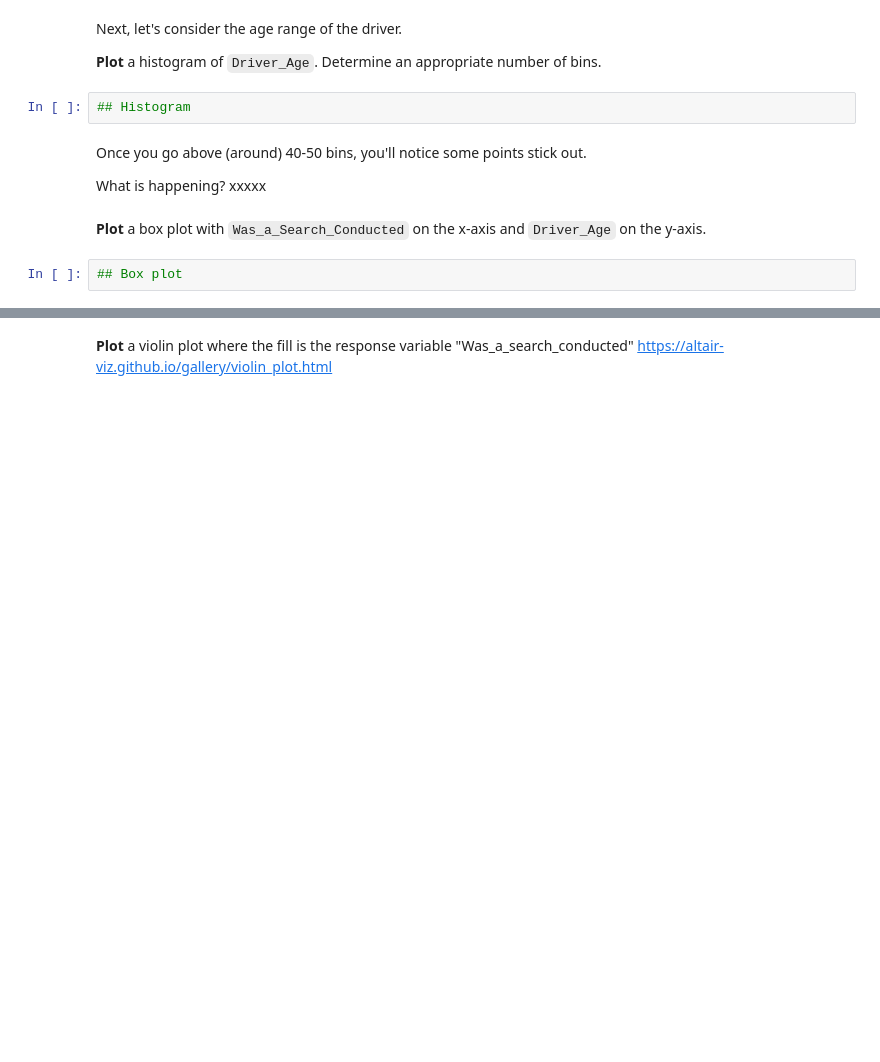
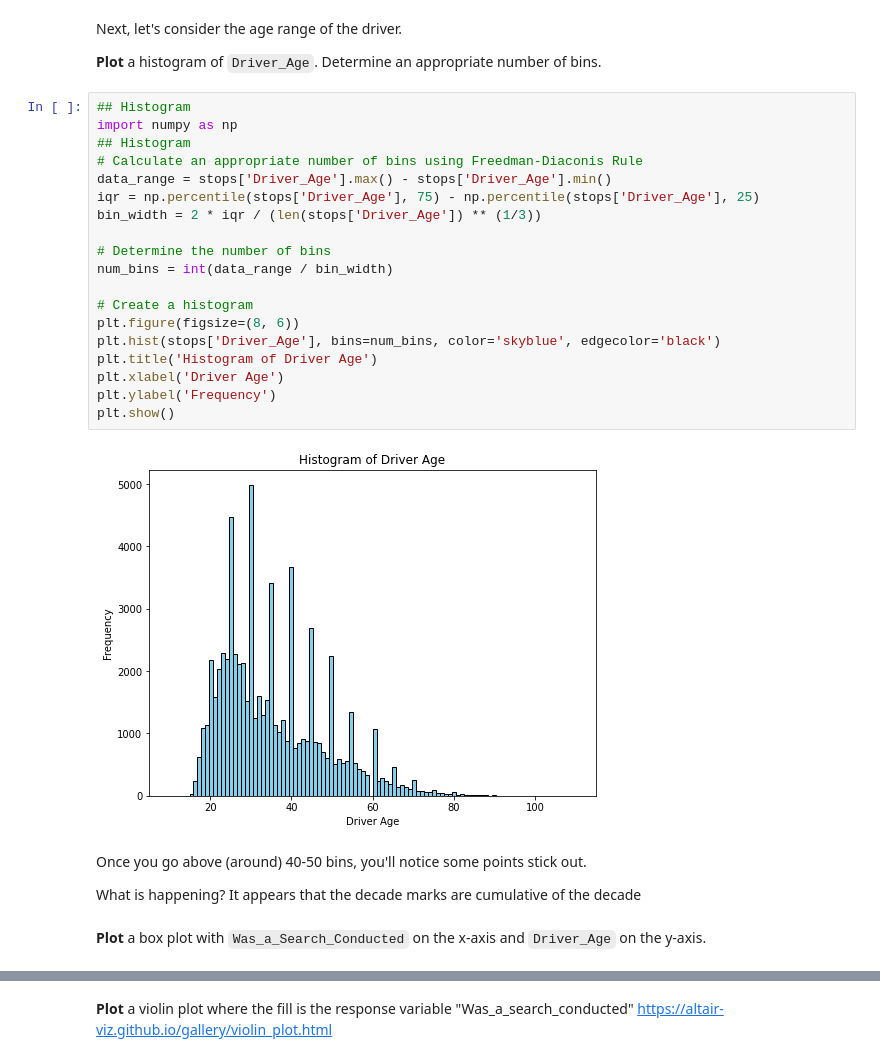
Before and after one commit to dbsandis/CMPD_Stops, a Jupyter notebook: problem_set_1.ipynb, the cells around one changed output, grey strips where cells are left out. Drawn from its saved outputs; the diff is of its cells as text; blank space fills up the shorter version.

```diff
--- a/problem_set_1.ipynb
+++ b/problem_set_1.ipynb
@@ -22,13 +117,30 @@ Let's consider our target variable: `Was_a_Search_Conducted`.
 Next, let's consider the age range of the driver.
 
 **Plot** a histogram of `Driver_Age`. Determine an appropriate number of bins.
-# %%
-## Histogram
+# %%
+## Histogram
+import numpy as np
+## Histogram
+# Calculate an appropriate number of bins using Freedman-Diaconis Rule
+data_range = stops['Driver_Age'].max() - stops['Driver_Age'].min()
+iqr = np.percentile(stops['Driver_Age'], 75) - np.percentile(stops['Driver_Age'], 25)
+bin_width = 2 * iqr / (len(stops['Driver_Age']) ** (1/3))
+
+# Determine the number of bins
+num_bins = int(data_range / bin_width)
+
+# Create a histogram
+plt.figure(figsize=(8, 6))
+plt.hist(stops['Driver_Age'], bins=num_bins, color='skyblue', edgecolor='black')
+plt.title('Histogram of Driver Age')
+plt.xlabel('Driver Age')
+plt.ylabel('Frequency')
+plt.show()
+# %% [output]
+[figure, added]
 # %% [markdown]
 Once you go above (around) 40-50 bins, you'll notice some points stick out.
 
-What is happening? xxxxx
+What is happening? It appears that the decade marks are cumulative of the decade
 # %% [markdown]
 **Plot** a box plot with `Was_a_Search_Conducted` on the x-axis and `Driver_Age` on the y-axis.
-# %%
-## Box plot
```
Also changed, not shown: parts of 45 cells of this notebook, 3 other files.
